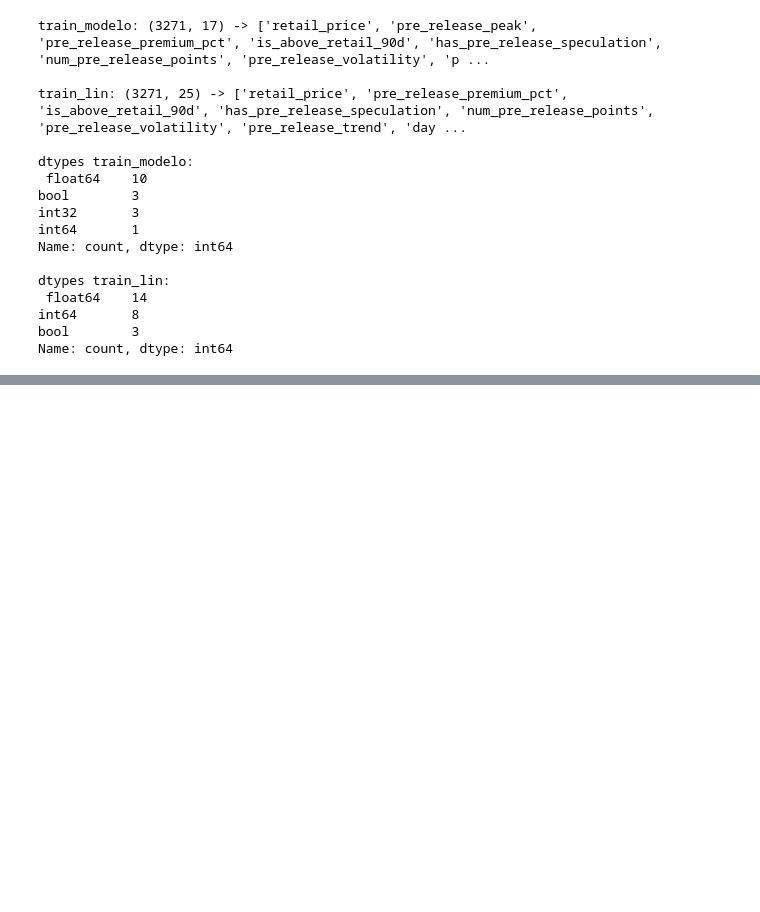
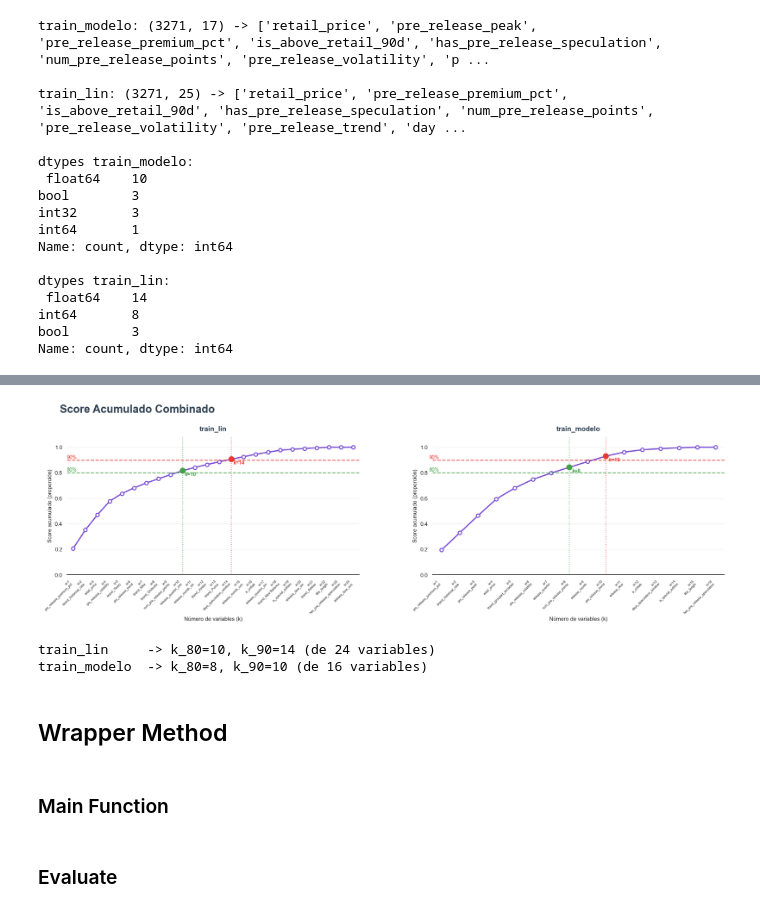
Before and after one commit to juanpablocarrillohortua/StockX_Project, a Jupyter notebook: notebooks/model_training.ipynb, the cells around one changed output, grey strips where cells are left out. Drawn from its saved outputs; the diff is of its cells as text; code cells hidden in the pictures; blank space fills up the shorter version.

```diff
--- a/notebooks/model_training.ipynb
+++ b/notebooks/model_training.ipynb
@@ -1234,0 +1408,78 @@ Name: count, dtype: int64
+# %%
+# ============================================================
+# SCORE ACUMULADO — 2 recuadros (train_lin | train_modelo)
+# ============================================================
+def calcular_acumulado(df_score):
+    scores_ord = df_score['score'].sort_values(ascending=False)
+    scores_norm = scores_ord / scores_ord.sum()
+    scores_acum = scores_norm.cumsum()
+
+    umbral_80 = (scores_acum >= 0.80).idxmax()
+    umbral_90 = (scores_acum >= 0.90).idxmax()
+    k_80 = scores_acum.index.get_loc(umbral_80) + 1
+    k_90 = scores_acum.index.get_loc(umbral_90) + 1
+
+    return scores_ord, scores_acum, k_80, k_90
+
+
+scores_ord_lin, scores_acum_lin, k_80_lin, k_90_lin = calcular_acumulado(df_score_lin)
+scores_ord_modelo, scores_acum_modelo, k_80_modelo, k_90_modelo = calcular_acumulado(df_score_modelo)
+
+fig, axes = plt.subplots(1, 2, figsize=(20, 7))
+
+fig.text(0.05, 0.98, "Score Acumulado Combinado", fontsize=22,
+          fontweight='bold', color='#2c3e50', va='top')
+
+datasets = [
+    (scores_ord_lin, scores_acum_lin, k_80_lin, k_90_lin, 'train_lin', axes[0]),
+    (scores_ord_modelo, scores_acum_modelo, k_80_modelo, k_90_modelo, 'train_modelo', axes[1]),
+]
+
+for scores_ord, scores_acum, k_80, k_90, nombre, ax in datasets:
+    ax.plot(range(1, len(scores_acum) + 1), scores_acum.values,
+            color='#7b51d3', linewidth=2.5, marker='o',
+            markersize=7, markerfacecolor='white',
+            markeredgecolor='#7b51d3', markeredgewidth=2)
+
+    ax.axhline(0.80, color='#43A047', linestyle='--', linewidth=1.8, alpha=0.8)
+    ax.axhline(0.90, color='#E53935', linestyle='--', linewidth=1.8, alpha=0.8)
+
+    ax.text(len(scores_acum) * 0.02, 0.81, '80%', color='#43A047', fontsize=10)
+    ax.text(len(scores_acum) * 0.02, 0.91, '90%', color='#E53935', fontsize=10)
+
+    ax.axvline(k_80, color='#43A047', linestyle=':', linewidth=1.5, alpha=0.7)
+    ax.axvline(k_90, color='#E53935', linestyle=':', linewidth=1.5, alpha=0.7)
+
+    ax.scatter([k_80, k_90],
+               [scores_acum.iloc[k_80 - 1], scores_acum.iloc[k_90 - 1]],
+               color=['#43A047', '#E53935'], s=120, zorder=5)
+
+    ax.text(k_80 + 0.15, scores_acum.iloc[k_80 - 1] - 0.04,
+            f'k={k_80}', color='#43A047', fontsize=10, fontweight='bold')
+    ax.text(k_90 + 0.15, scores_acum.iloc[k_90 - 1] - 0.04,
+            f'k={k_90}', color='#E53935', fontsize=10, fontweight='bold')
+
+    ax.set_title(nombre, fontsize=14, fontweight='bold', color='#2c3e50', pad=12)
+    ax.set_xlabel('Número de variables (k)', fontsize=11)
+    ax.set_ylabel('Score acumulado (proporción)', fontsize=11)
+    ax.set_xticks(range(1, len(scores_acum) + 1))
+    ax.set_xticklabels([f'k={i}\n{scores_ord.index[i-1]}' for i in range(1, len(scores_acum) + 1)],
+                        fontsize=6.5, rotation=45, ha='right')
+    ax.set_ylim(0, 1.08)
+    ax.set_xlim(0.5, len(scores_acum) + 0.5)
+    ax.grid(axis='y', alpha=0.3)
+    sns.despine(left=True, ax=ax)
+
+plt.subplots_adjust(top=0.85, left=0.06, right=0.98, bottom=0.30, wspace=0.25)
+plt.show()
+
+print(f"train_lin     -> k_80={k_80_lin}, k_90={k_90_lin} (de {len(scores_ord_lin)} variables)")
+print(f"train_modelo  -> k_80={k_80_modelo}, k_90={k_90_modelo} (de {len(scores_ord_modelo)} variables)")
+# %% [output]
+[figure, added]
+train_lin     -> k_80=10, k_90=14 (de 24 variables)
+train_modelo  -> k_80=8, k_90=10 (de 16 variables)
+# %% [markdown]
+## Wrapper Method
+# %% [markdown]
+### Main Function
@@ -1234,0 +1671,2 @@ Name: count, dtype: int64
+# %% [markdown]
+### Evaluate
```
Also changed, not shown: parts of 34 cells of this notebook, 3 other files.
